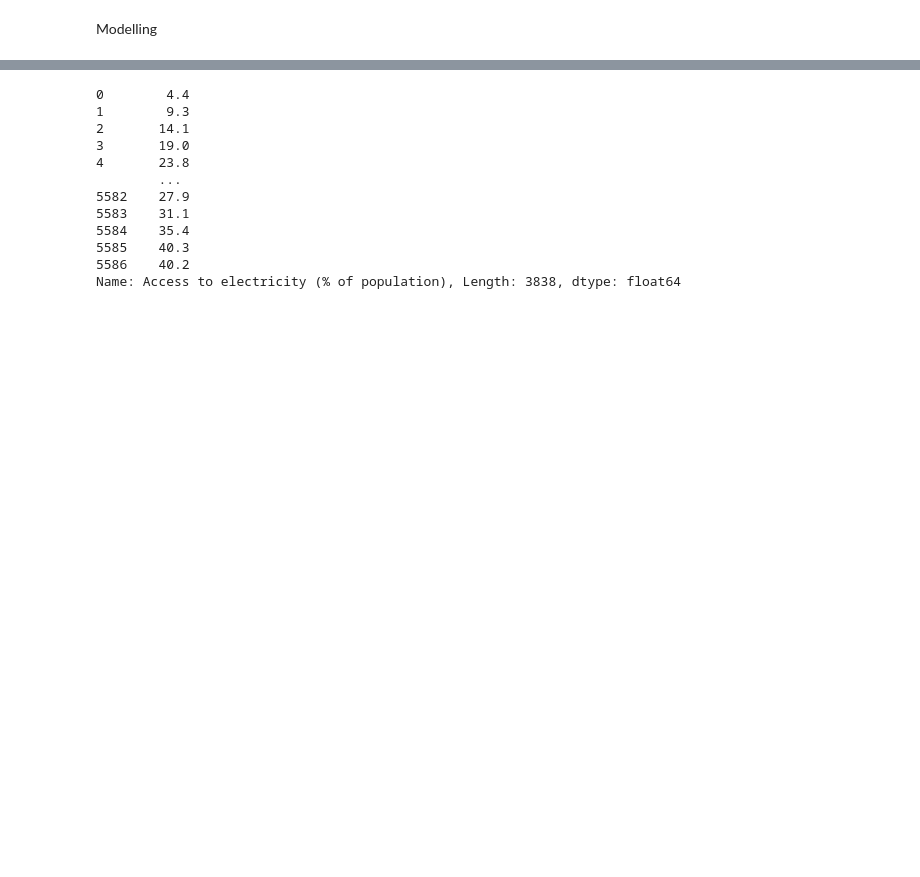
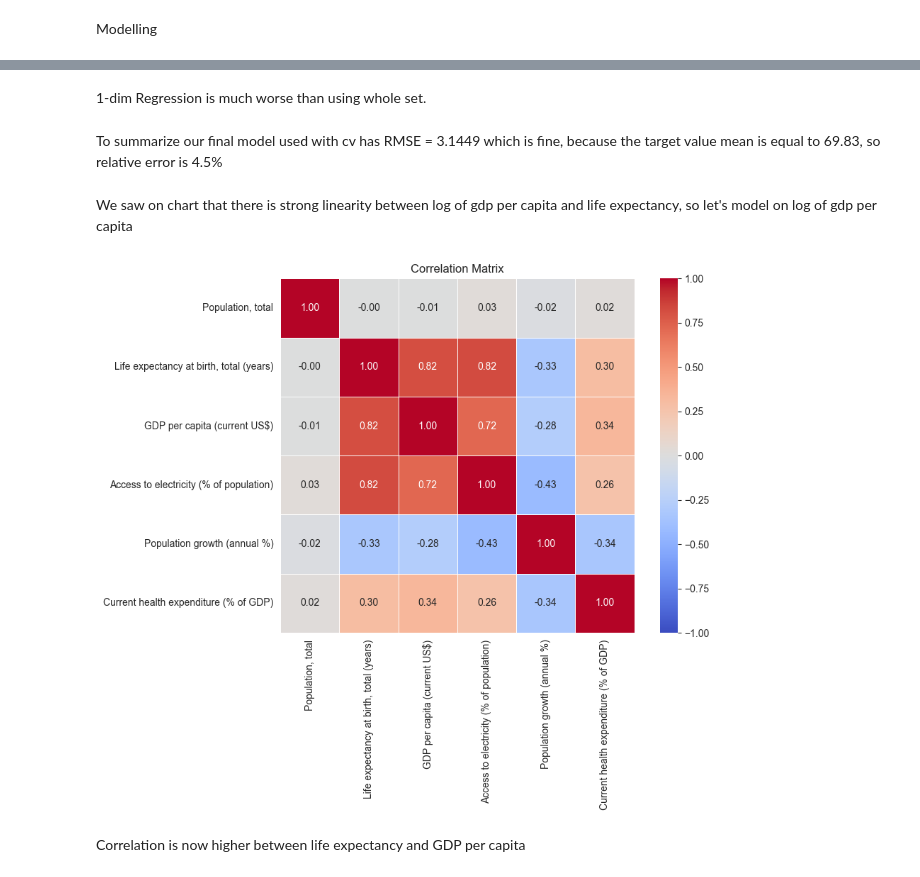
Before and after one commit to chillMLguy/life-expectancy, a Jupyter notebook: report.ipynb, the cells around one changed output, grey strips where cells are left out. Saved outputs shown, nothing was run; the diff lists cells and outputs as text; code cells hidden in the pictures; blank space fills up the shorter version.

```diff
--- a/report.ipynb
+++ b/report.ipynb
@@ -366,15 +382,33 @@ X_test = X_test["Access to electricity (% of population)"]
-# %%
-X_train
-# %% [output]
-0        4.4
-1        9.3
-2       14.1
-3       19.0
-4       23.8
-        ...
-5582    27.9
-5583    31.1
-5584    35.4
-5585    40.3
-5586    40.2
-Name: Access to electricity (% of population), Length: 3838, dtype: float64
+# %% [markdown]
+1-dim Regression is much worse than using whole set.
+# %% [markdown]
+To summarize our final model used with cv has RMSE = 3.1449 which is fine, because the target value mean is equal to 69.83, so relative error is 4.5%
+# %% [markdown]
+We saw on chart that there is strong linearity between log of gdp per capita and life expectancy, so let's model on log of gdp per capita
+# %%
+data['GDP per capita (current US$)'] = pd.to_numeric(
+    data['GDP per capita (current US$)'],
+    errors='coerce'
+)
+data['GDP per capita (current US$)'] = np.log(data['GDP per capita (current US$)'])
+# %%
+correlation_matrix = data[columns_to_plot].corr()
+plt.figure(figsize=(10, 8))
+
+sns.heatmap(
+    correlation_matrix,
+    annot=True,
+    fmt=".2f",
+    cmap='coolwarm',
+    vmin=-1, vmax=1,
+    linewidths=0.5,
+    square=True
+)
+
+plt.title('Correlation Matrix')
+plt.tight_layout()
+plt.show()
+# %% [output]
+[figure, added]
+# %% [markdown]
+Correlation is now higher between life expectancy and GDP per capita
```
Also changed, not shown: parts of 19 cells of this notebook.
